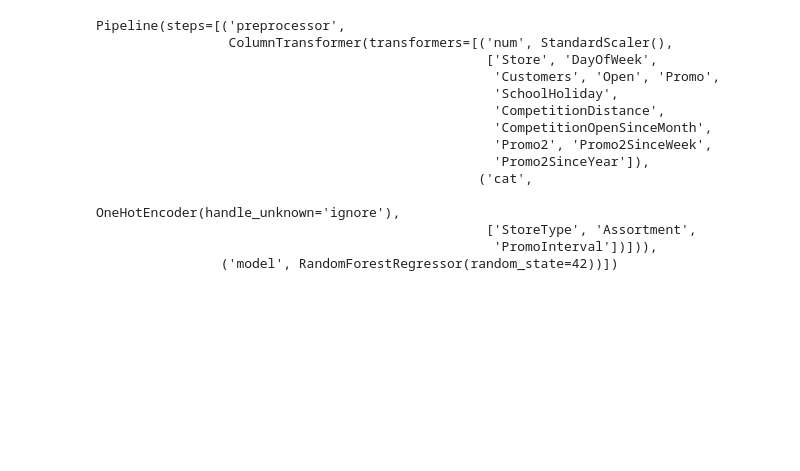
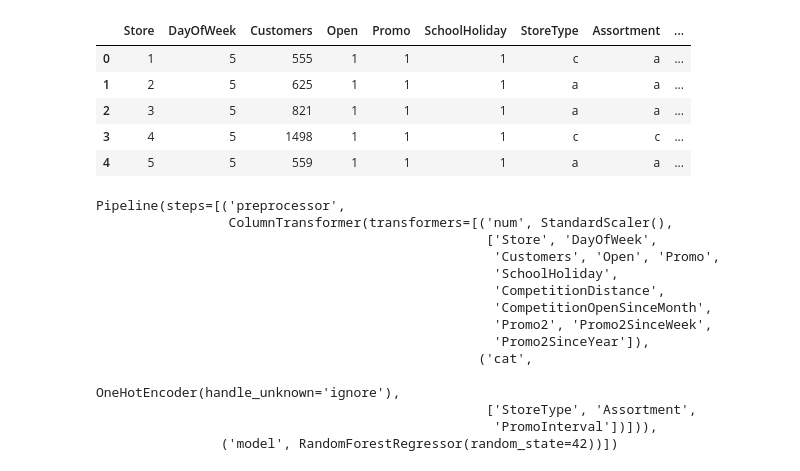
Before and after one commit to Abrham111/sales_forcast, a Jupyter notebook: notebooks/Pridiction.ipynb, the cells around one changed output. Cells and saved outputs as stored; diff of their text form; code cells hidden in the pictures; blank space fills up the shorter version.

```diff
--- a/notebooks/Pridiction.ipynb
+++ b/notebooks/Pridiction.ipynb
@@ -65,6 +65,15 @@ features = ['Store', 'DayOfWeek', 'Customers', 'Open', 'Promo',
 
 X_train = train_df[features]
 y_train = train_df['Sales']  # Target variable
+# %%
+X_train.head()
+# %% [output]
+|  | Store | DayOfWeek | Customers | Open | Promo | SchoolHoliday | StoreType | Assortment | ... |
+| 0 | 1 | 5 | 555 | 1 | 1 | 1 | c | a | ... |
+| 1 | 2 | 5 | 625 | 1 | 1 | 1 | a | a | ... |
+| 2 | 3 | 5 | 821 | 1 | 1 | 1 | a | a | ... |
+| 3 | 4 | 5 | 1498 | 1 | 1 | 1 | c | c | ... |
+| 4 | 5 | 5 | 559 | 1 | 1 | 1 | a | a | ... |
 # %%
 features = ['Store', 'DayOfWeek', 'Open', 'Promo',
        'SchoolHoliday', 'StoreType', 'Assortment',
```
Also changed, not shown: parts of 6 cells of this notebook, 17 other files.
